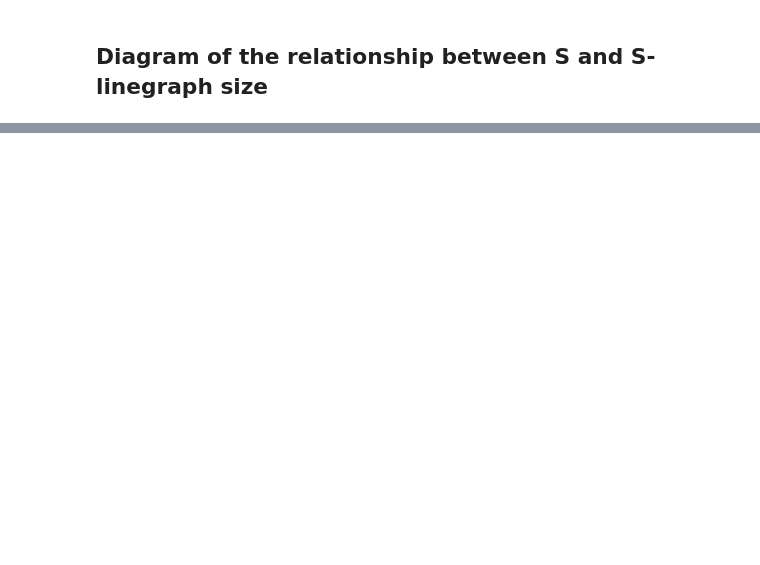
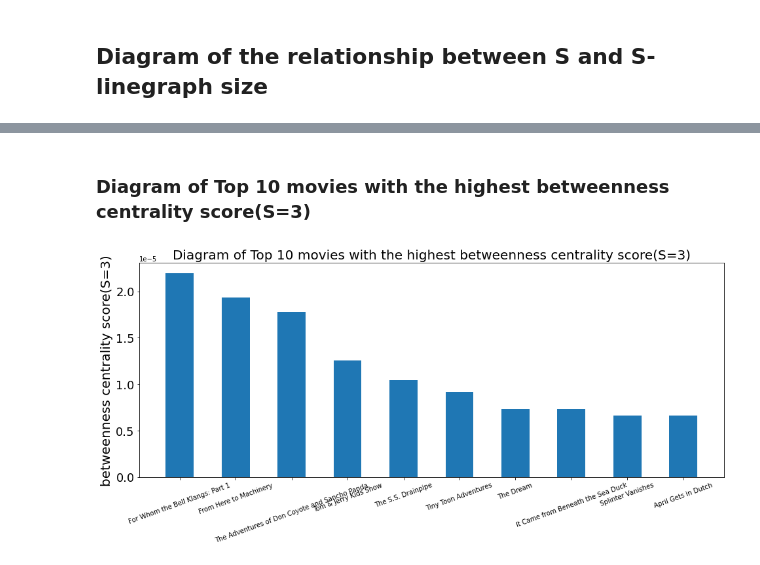
Before and after one commit to ZhipingLi/Cpt_s-591-Project, a Jupyter notebook: Hypergraph Analysis.ipynb, the cells around one changed output, grey strips where cells are left out. Cells and saved outputs as stored; diff of their text form; code cells hidden in the pictures; blank space fills up the shorter version.

```diff
--- a/Hypergraph Analysis.ipynb
+++ b/Hypergraph Analysis.ipynb
@@ -653,0 +1084,6 @@ plt.show()
+# %% [markdown]
+### Diagram of Top 10 movies with the highest betweenness centrality score(S=3)
+# %%
+plot_diagram_of_top_10_score(s3_betweenness_result, 'betweenness centrality score(S=3)')
+# %% [output]
+[figure, added]
```
Also changed, not shown: parts of 64 cells of this notebook, 2 other files.
